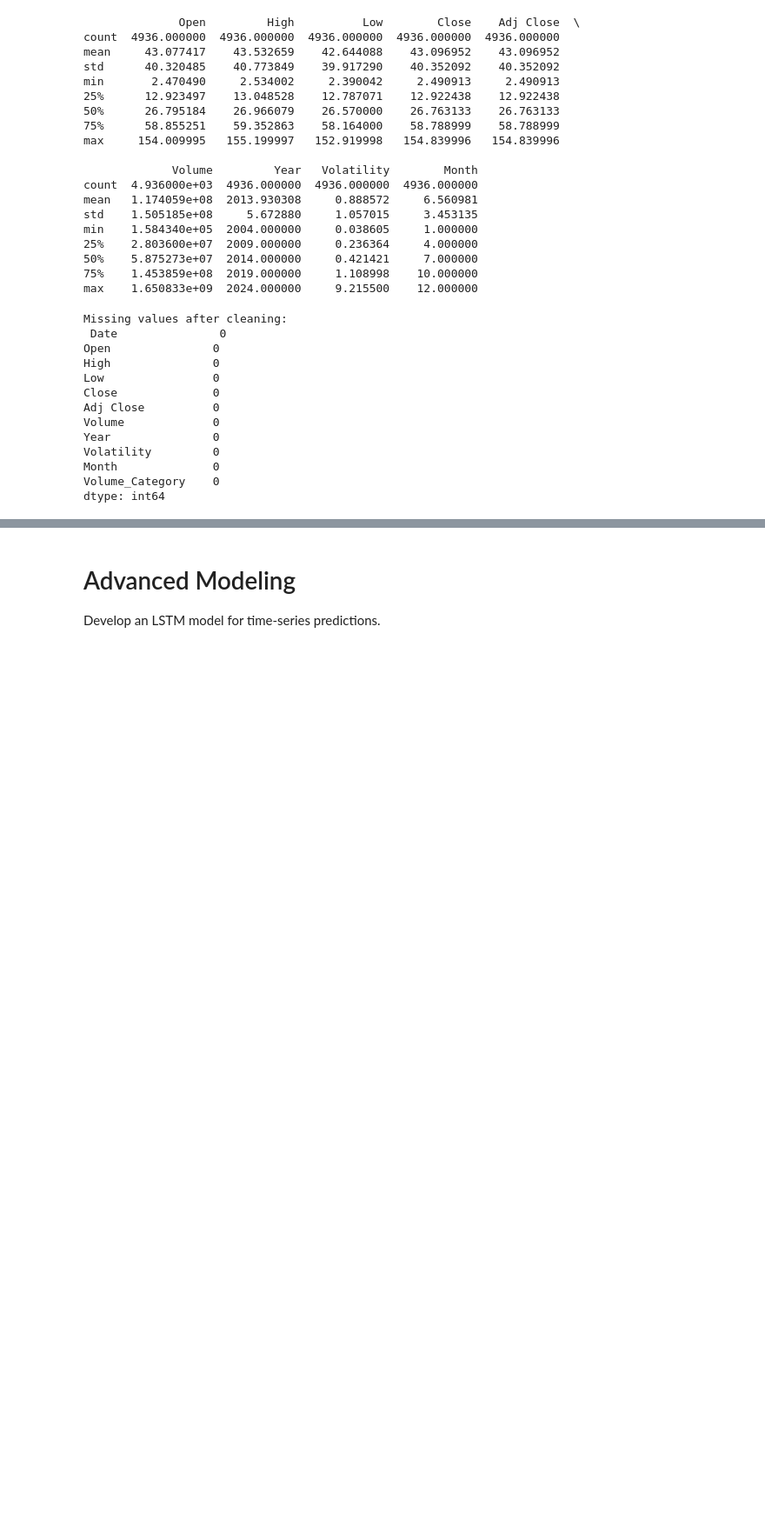
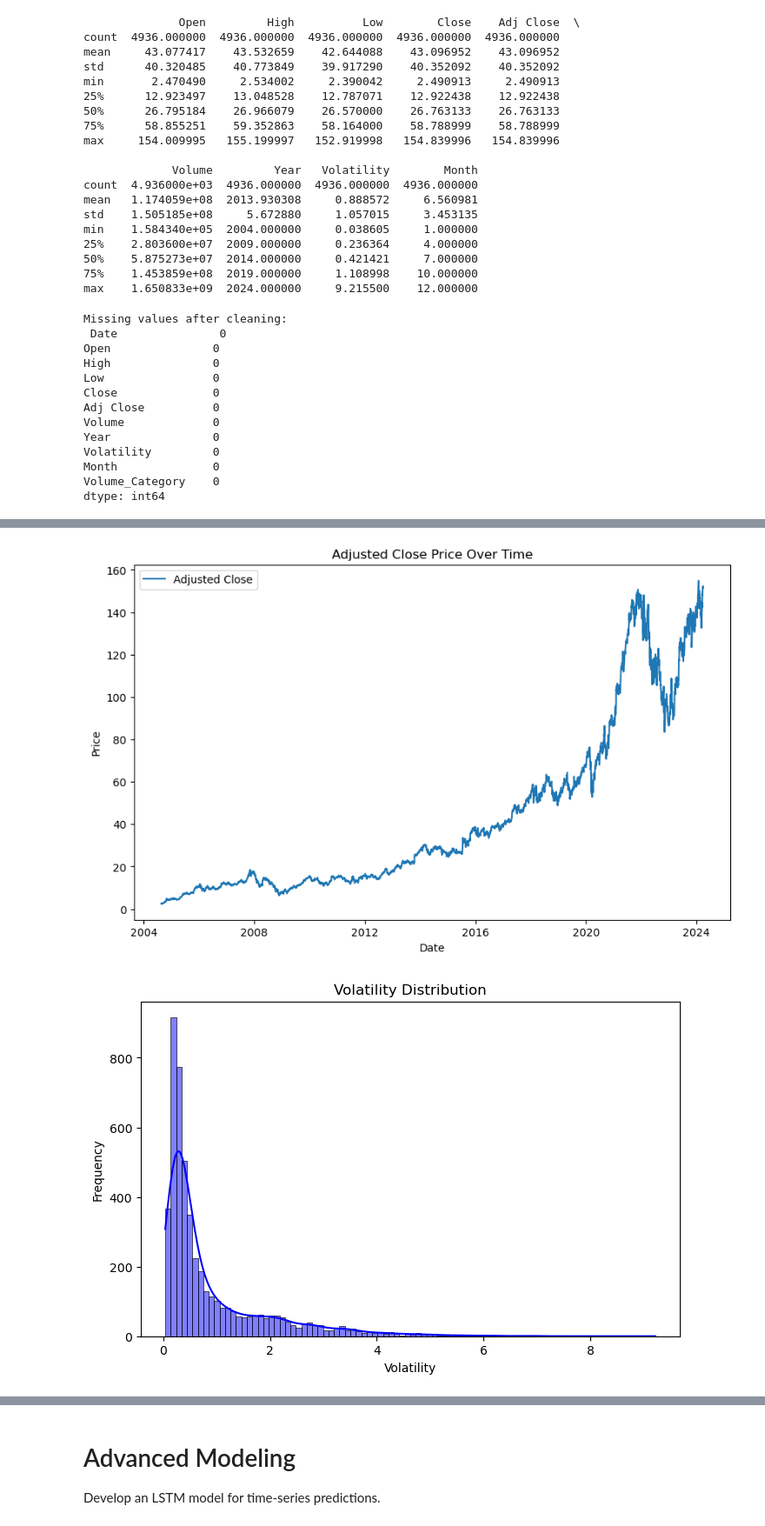
Before and after one commit to ElifSurucu/Google-Stock-Market-Data, a Jupyter notebook: Machine_Learning_Last updated.ipynb, the cells around one changed output, grey strips where cells are left out. Shown at 87% size. Cells and saved outputs as stored; diff of their text form; code cells hidden in the pictures; blank space fills up the shorter version.

```diff
--- a/Machine_Learning_Last updated.ipynb
+++ b/Machine_Learning_Last updated.ipynb
@@ -341,0 +193,20 @@ R2            0.999915       0.999850             0.999635
+# %%
+# Plot Adjusted Close Price over time
+plt.figure(figsize=(10, 6))
+plt.plot(data['Date'], data['Adj Close'], label='Adjusted Close')
+plt.title('Adjusted Close Price Over Time')
+plt.xlabel('Date')
+plt.ylabel('Price')
+plt.legend()
+plt.show()
+
+# Plot the distribution of volatility
+plt.figure(figsize=(8, 5))
+sns.histplot(data['Volatility'], kde=True, color='blue')  # KDE overlay for better insight
+plt.title('Volatility Distribution')
+plt.xlabel('Volatility')
+plt.ylabel('Frequency')
+plt.show()
+# %% [output]
+[figure, added]
+[figure, added]
```
Also changed, not shown: parts of 62 cells of this notebook, 42 other files.
